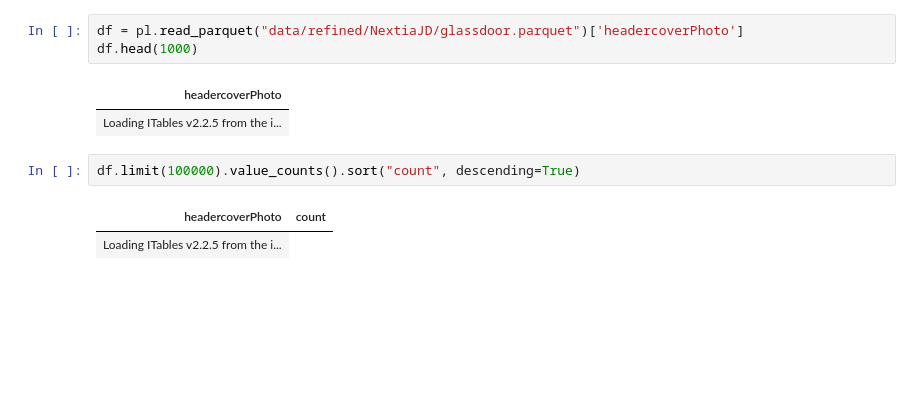
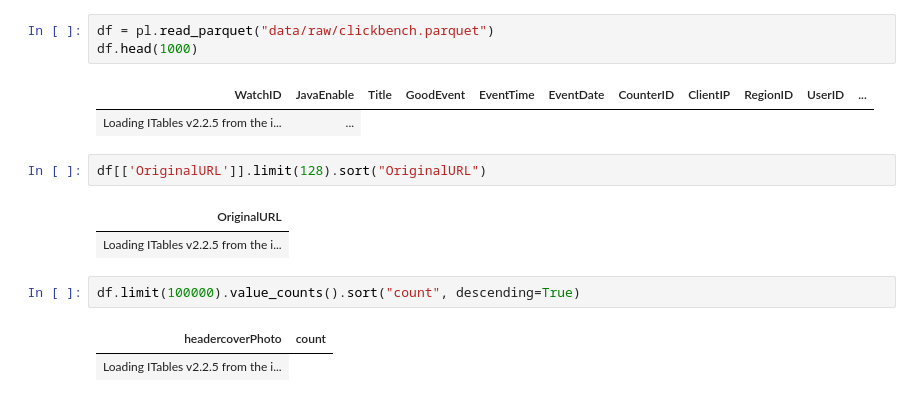
Before and after one commit to yan-alex/fsst-plus-experiments, a Jupyter notebook: benchmarking/visualize_data.ipynb, the cells around one changed output. Drawn from its saved outputs; the diff is of its cells as text; blank space fills up the shorter version.

```diff
--- a/benchmarking/visualize_data.ipynb
+++ b/benchmarking/visualize_data.ipynb
@@ -9,11 +9,16 @@ con = duckdb.connect()
 # %% [output]
 [interactive output not drawn]
 # %%
-df = pl.read_parquet("data/refined/NextiaJD/glassdoor.parquet")['headercoverPhoto']
+df = pl.read_parquet("data/raw/clickbench.parquet")
 df.head(1000)
 # %% [output]
-| headercoverPhoto |
-| Loading ITables v2.2.5 from the i... |
+| WatchID | JavaEnable | Title | GoodEvent | EventTime | EventDate | CounterID | ClientIP | RegionID | UserID | ... |
+| Loading ITables v2.2.5 from the i... | ... |
+# %%
+df[['OriginalURL']].limit(128).sort("OriginalURL")
+# %% [output]
+| OriginalURL |
+| Loading ITables v2.2.5 from the i... |
 # %%
 df.limit(100000).value_counts().sort("count", descending=True)
 # %% [output]
```
Also changed, not shown: parts of 1 cell of this notebook, 11 other files.
